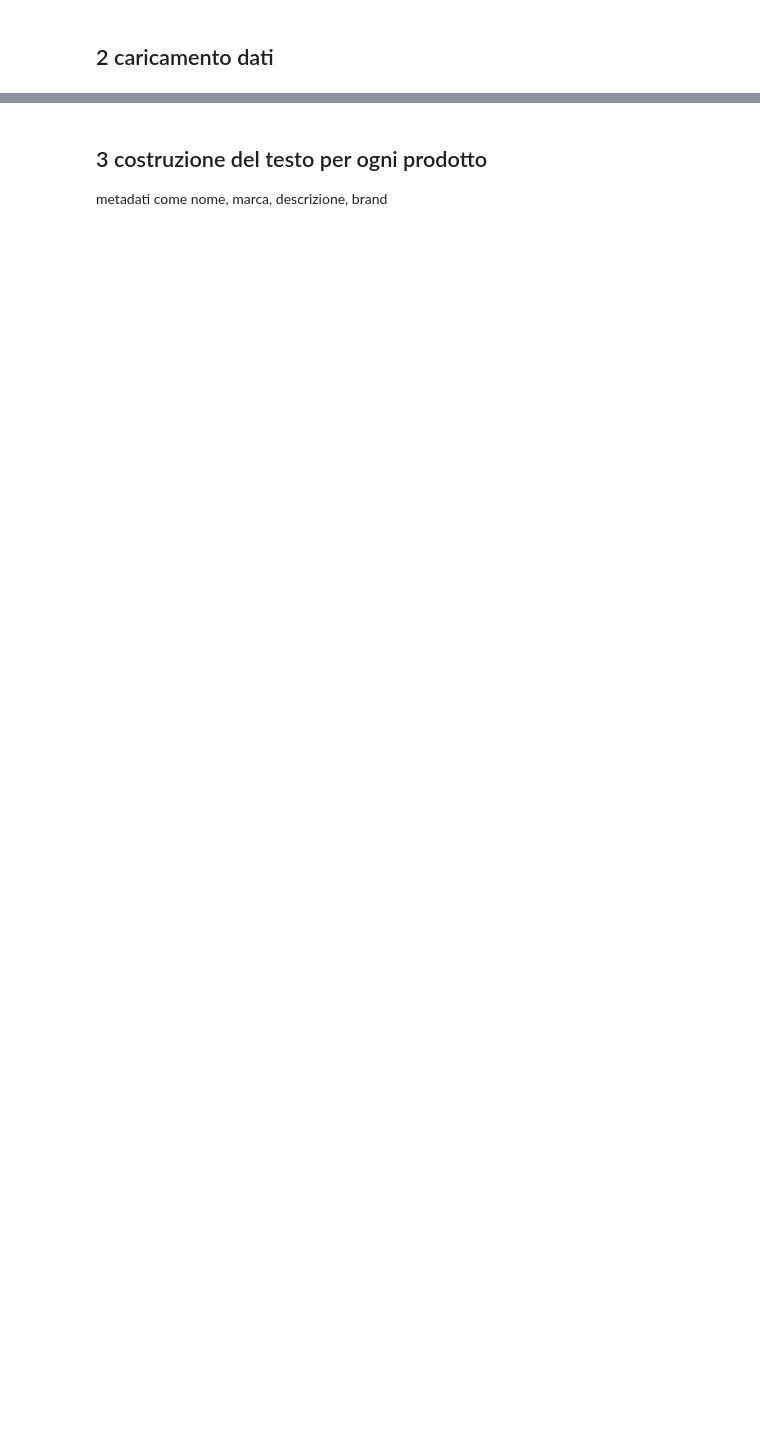
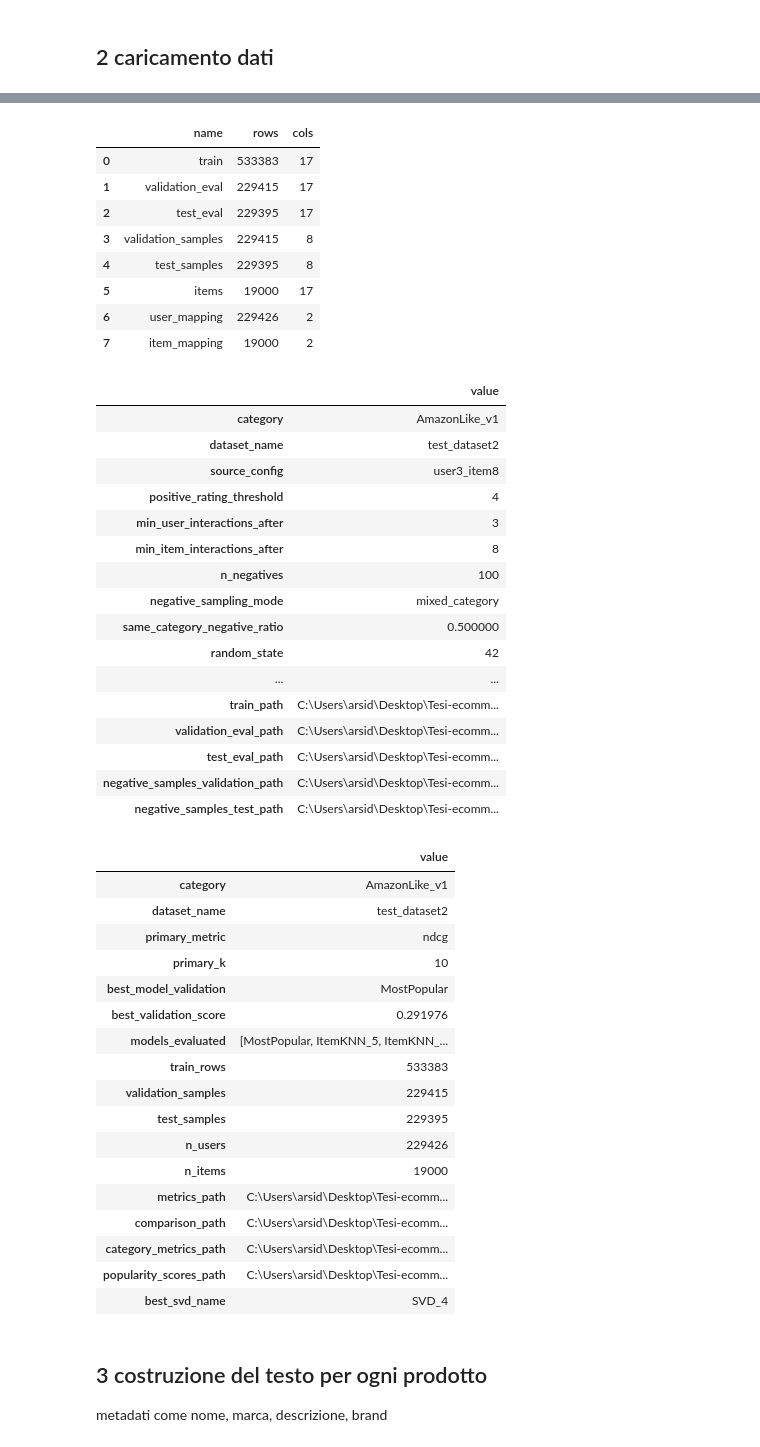
Before and after one commit to arsid2828/Tesi-ecommerce, a Jupyter notebook: notebooks/test_dataset2/05_amazon_like_content_based_hybrid_recommender.ipynb, the cells around one changed output, grey strips where cells are left out. Saved outputs shown, nothing was run; the diff lists cells and outputs as text; code cells hidden in the pictures; blank space fills up the shorter version.

```diff
--- a/notebooks/test_dataset2/05_amazon_like_content_based_hybrid_recommender.ipynb
+++ b/notebooks/test_dataset2/05_amazon_like_content_based_hybrid_recommender.ipynb
@@ -122,15 +106,10 @@ items_df=pd.read_parquet(ITEMS_PATH)
 user_mapping_df=pd.read_parquet(USER_MAPPING_PATH)
 item_mapping_df=pd.read_parquet(ITEM_MAPPING_PATH)
 
-if SPLIT_SUMMARY_PATH.exists():
-    split_summary=json.loads(SPLIT_SUMMARY_PATH.read_text(encoding="utf-8"))
-else:
-    split_summary={}
+split_summary=json.loads(SPLIT_SUMMARY_PATH.read_text(encoding="utf-8"))
 
-if NOTEBOOK04_SUMMARY_PATH.exists():
-    notebook04_summary=json.loads(NOTEBOOK04_SUMMARY_PATH.read_text(encoding="utf-8"))
-else:
-    notebook04_summary={}
+notebook04_summary=json.loads(NOTEBOOK04_SUMMARY_PATH.read_text(encoding="utf-8"))
+
 
 def parse_negative_items(value): #converte colonna negative_item_idxs in lista pulita di interi
     if value is None: #se mancante
@@ -148,33 +127,78 @@ def parse_negative_items(value): #converte colonna negative_item_idxs in lista p
     try:
         if pd.isna(value):
             return []
     except (TypeError,ValueError):
         pass
     return [int(value)]
 
 validation_samples_df=validation_samples_df.copy()
 test_samples_df=test_samples_df.copy()
 validation_samples_df["negative_item_idxs"]=validation_samples_df["negative_item_idxs"].apply(parse_negative_items) #applica funzione, per avere lista di interi
 test_samples_df["negative_item_idxs"]=test_samples_df["negative_item_idxs"].apply(parse_negative_items)
 
 if MAX_EVAL_ROWS is not None:
     validation_samples_df=validation_samples_df.head(int(MAX_EVAL_ROWS)).copy()
     test_samples_df=test_samples_df.head(int(MAX_EVAL_ROWS)).copy()
 
 loaded_shapes=pd.DataFrame([ #riassunto dataframe caricati
     {"name":"train","rows":len(train_df),"cols":train_df.shape[1]},
     {"name":"validation_eval","rows":len(validation_eval_df),"cols":validation_eval_df.shape[1]},
     {"name":"test_eval","rows":len(test_eval_df),"cols":test_eval_df.shape[1]},
     {"name":"validation_samples","rows":len(validation_samples_df),"cols":validation_samples_df.shape[1]},
     {"name":"test_samples","rows":len(test_samples_df),"cols":test_samples_df.shape[1]},
     {"name":"items","rows":len(items_df),"cols":items_df.shape[1]},
     {"name":"user_mapping","rows":len(user_mapping_df),"cols":user_mapping_df.shape[1]},
     {"name":"item_mapping","rows":len(item_mapping_df),"cols":item_mapping_df.shape[1]},
 ])
 
 display(loaded_shapes)
 display(pd.DataFrame.from_dict(split_summary,orient="index",columns=["value"]).head(30))
 display(pd.DataFrame.from_dict(notebook04_summary,orient="index",columns=["value"]).head(30))
+# %% [output]
+|  | name | rows | cols |
+| 0 | train | 533383 | 17 |
+| 1 | validation_eval | 229415 | 17 |
+| 2 | test_eval | 229395 | 17 |
+| 3 | validation_samples | 229415 | 8 |
+| 4 | test_samples | 229395 | 8 |
+| 5 | items | 19000 | 17 |
+| 6 | user_mapping | 229426 | 2 |
+| 7 | item_mapping | 19000 | 2 |
+|  | value |
+| category | AmazonLike_v1 |
+| dataset_name | test_dataset2 |
+| source_config | user3_item8 |
+| positive_rating_threshold | 4 |
+| min_user_interactions_after | 3 |
+| min_item_interactions_after | 8 |
+| n_negatives | 100 |
+| negative_sampling_mode | mixed_category |
+| same_category_negative_ratio | 0.500000 |
+| random_state | 42 |
+| ... | ... |
+| train_path | C:\Users\arsid\Desktop\Tesi-ecomm... |
+| validation_eval_path | C:\Users\arsid\Desktop\Tesi-ecomm... |
+| test_eval_path | C:\Users\arsid\Desktop\Tesi-ecomm... |
+| negative_samples_validation_path | C:\Users\arsid\Desktop\Tesi-ecomm... |
+| negative_samples_test_path | C:\Users\arsid\Desktop\Tesi-ecomm... |
+|  | value |
+| category | AmazonLike_v1 |
+| dataset_name | test_dataset2 |
+| primary_metric | ndcg |
+| primary_k | 10 |
+| best_model_validation | MostPopular |
+| best_validation_score | 0.291976 |
+| models_evaluated | [MostPopular, ItemKNN_5, ItemKNN_... |
+| train_rows | 533383 |
+| validation_samples | 229415 |
+| test_samples | 229395 |
+| n_users | 229426 |
+| n_items | 19000 |
+| metrics_path | C:\Users\arsid\Desktop\Tesi-ecomm... |
+| comparison_path | C:\Users\arsid\Desktop\Tesi-ecomm... |
+| category_metrics_path | C:\Users\arsid\Desktop\Tesi-ecomm... |
+| popularity_scores_path | C:\Users\arsid\Desktop\Tesi-ecomm... |
+| best_svd_name | SVD_4 |
 # %% [markdown]
 ## 3 costruzione del testo per ogni prodotto
 metadati come nome, marca, descrizione, brand
```
Also changed, not shown: parts of 23 cells of this notebook, 1 other file.
